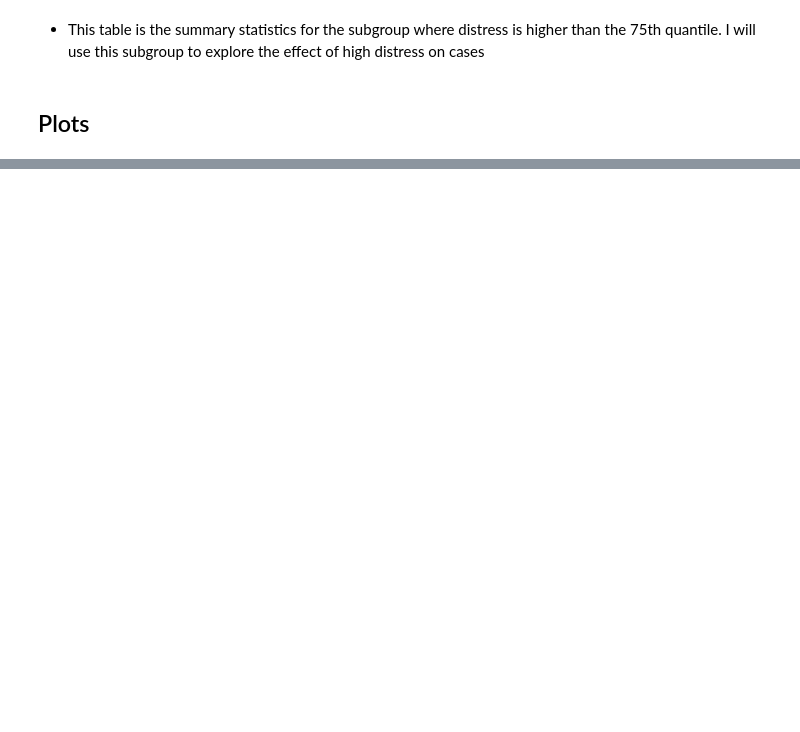
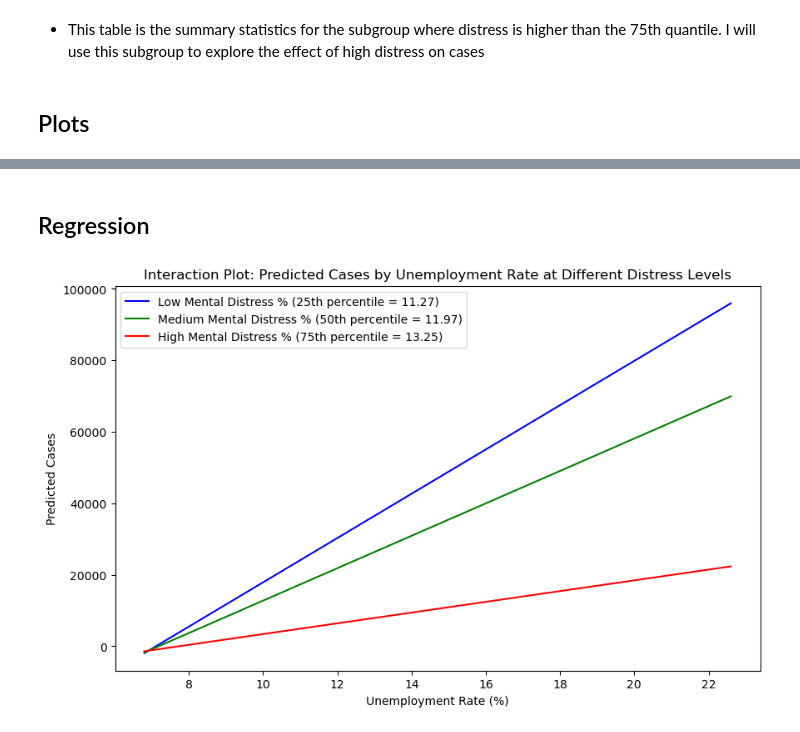
Before and after one commit to r-lee1888/eco225-project-code-r-lee1888, a Jupyter notebook: Code/Project1Code.ipynb, the cells around one changed output, grey strips where cells are left out. Drawn from its saved outputs; the diff is of its cells as text; code cells hidden in the pictures; blank space fills up the shorter version.

```diff
--- a/Code/Project1Code.ipynb
+++ b/Code/Project1Code.ipynb
@@ -89,7 +93,6 @@ covid_health_weather['fips'] = covid_health_weather['fips'].astype(str).str.repl
 
 # Merge the new datasets into the main dataset using inner join
 covid_health_weather = covid_health_weather.merge(ca_gdp_2020, left_on='fips', right_on='GeoFIPS', how='outer')
-covid_health_weather = covid_health_weather.merge(ca_inc_2020, left_on='fips', right_on='GeoFIPS', how='outer')
 covid_health_weather = covid_health_weather.merge(ca_pop_2020, left_on='fips', right_on='GeoFIPS', how='outer')
 covid_health_weather = covid_health_weather.merge(ca_unemp_2020, left_on='fips', right_on='FIPS', how='outer')
 
@@ -234,0 +214,2 @@ plt.show()
+# %% [markdown]
+## Regression
@@ -234,0 +242,40 @@ plt.show()
+# %%
+import statsmodels.formula.api as smf
+
+# Fit a regression model including the interaction term
+model = smf.ols('cases ~ unemployment_rate_2020 * percent_frequent_mental_distress', data=covid_health_weather).fit()
+
+# Generate a range of values for the environmental/socioeconomic factor
+env_range = np.linspace(covid_health_weather['unemployment_rate_2020'].min(), covid_health_weather['unemployment_rate_2020'].max(), 100)
+
+# Define distress levels (e.g., using percentiles from your data)
+low_distress = covid_health_weather['percent_frequent_mental_distress'].quantile(0.25)
+med_distress = covid_health_weather['percent_frequent_mental_distress'].quantile(0.50)
+high_distress = covid_health_weather['percent_frequent_mental_distress'].quantile(0.75)
+
+# Function to predict cases given a distress level
+def predict_cases(env_values, distress_level):
+    pred_df = pd.DataFrame({
+        'unemployment_rate_2020': env_values,
+        'percent_frequent_mental_distress': distress_level
+    })
+    return model.predict(pred_df)
+
+# Calculate predicted values for each distress level
+pred_low = predict_cases(env_range, low_distress)
+pred_med = predict_cases(env_range, med_distress)
+pred_high = predict_cases(env_range, high_distress)
+
+# Plot the interaction: predicted cases vs. unemployment rate for different distress levels
+plt.figure(figsize=(10, 6))
+plt.plot(env_range, pred_low, label=f'Low Mental Distress % (25th percentile = {low_distress:.2f})', color='blue')
+plt.plot(env_range, pred_med, label=f'Medium Mental Distress % (50th percentile = {med_distress:.2f})', color='green')
+plt.plot(env_range, pred_high, label=f'High Mental Distress % (75th percentile = {high_distress:.2f})', color='red')
+
+plt.xlabel('Unemployment Rate (%)')
+plt.ylabel('Predicted Cases')
+plt.title('Interaction Plot: Predicted Cases by Unemployment Rate at Different Distress Levels')
+plt.legend()
+plt.show()
+# %% [output]
+[figure, added]
```
Also changed, not shown: parts of 6 cells of this notebook, 1 other file.
